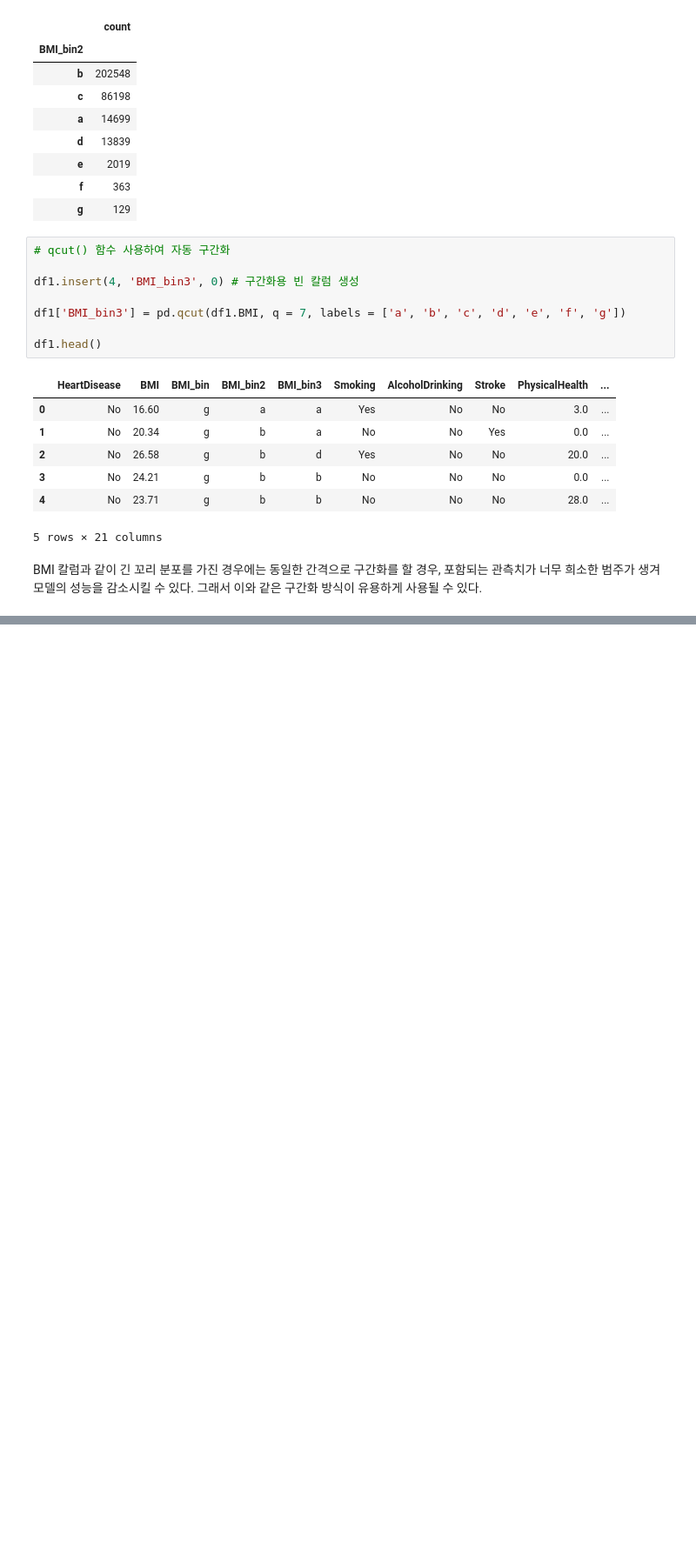
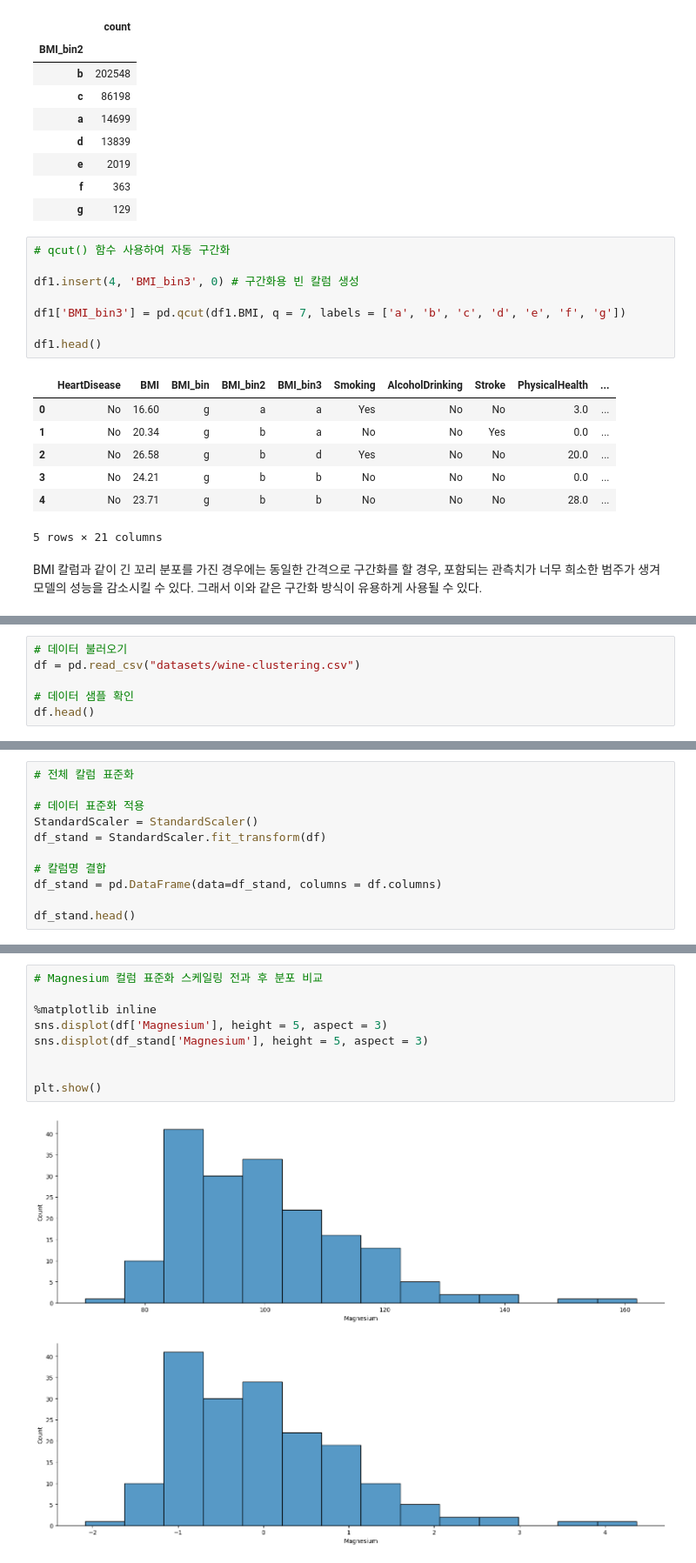
Before and after one commit to hyeming-king/data-anaylst-allthings, a Jupyter notebook: 11_데이터전처리.ipynb, the cells around one changed output, grey strips where cells are left out. Shown: that part at 87% size. Drawn from its saved outputs; the diff is of its cells as text; blank space fills up the shorter version.

```diff
--- a/11_데이터전처리.ipynb
+++ b/11_데이터전처리.ipynb
@@ -566,0 +726,6 @@ BMI 칼럼과 같이 긴 꼬리 분포를 가진 경우에는 동일한 간격
+# %%
+# 데이터 불러오기
+df = pd.read_csv("datasets/wine-clustering.csv")
+
+# 데이터 샘플 확인
+df.head()
@@ -566,0 +767,11 @@ BMI 칼럼과 같이 긴 꼬리 분포를 가진 경우에는 동일한 간격
+# %%
+# 전체 칼럼 표준화
+
+# 데이터 표준화 적용
+StandardScaler = StandardScaler()
+df_stand = StandardScaler.fit_transform(df)
+
+# 칼럼명 결합
+df_stand = pd.DataFrame(data=df_stand, columns = df.columns)
+
+df_stand.head()
@@ -566,0 +812,12 @@ BMI 칼럼과 같이 긴 꼬리 분포를 가진 경우에는 동일한 간격
+# %%
+# Magnesium 컬럼 표준화 스케일링 전과 후 분포 비교
+
+%matplotlib inline
+sns.displot(df['Magnesium'], height = 5, aspect = 3)
+sns.displot(df_stand['Magnesium'], height = 5, aspect = 3)
+
+
+plt.show()
+# %% [output]
+[figure, added]
+[figure, added]
```
Also changed, not shown: parts of 22 cells of this notebook, 1 other file.
